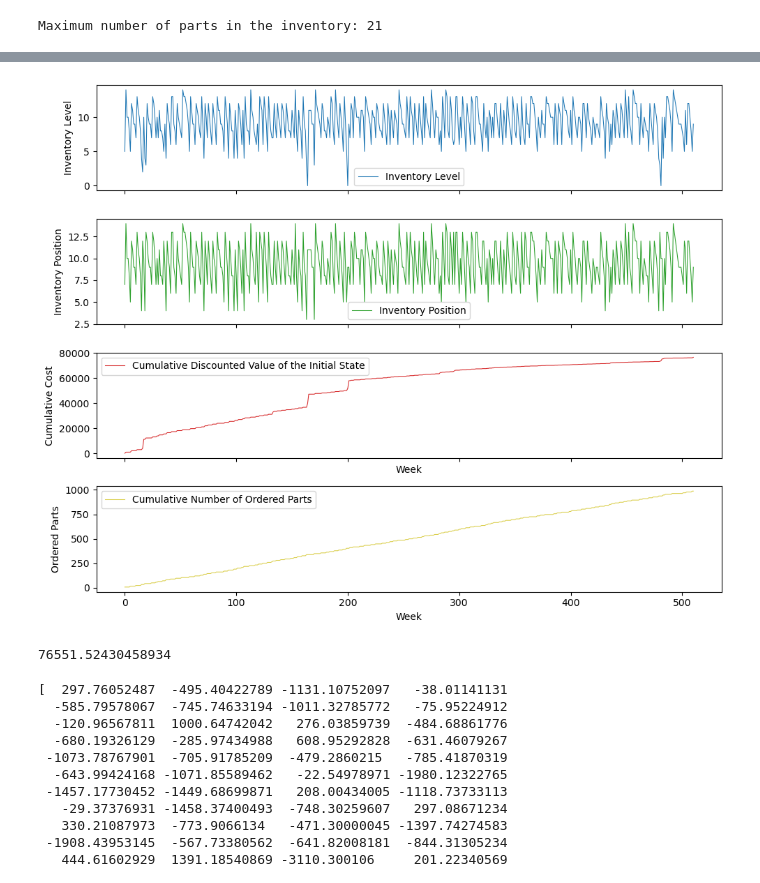
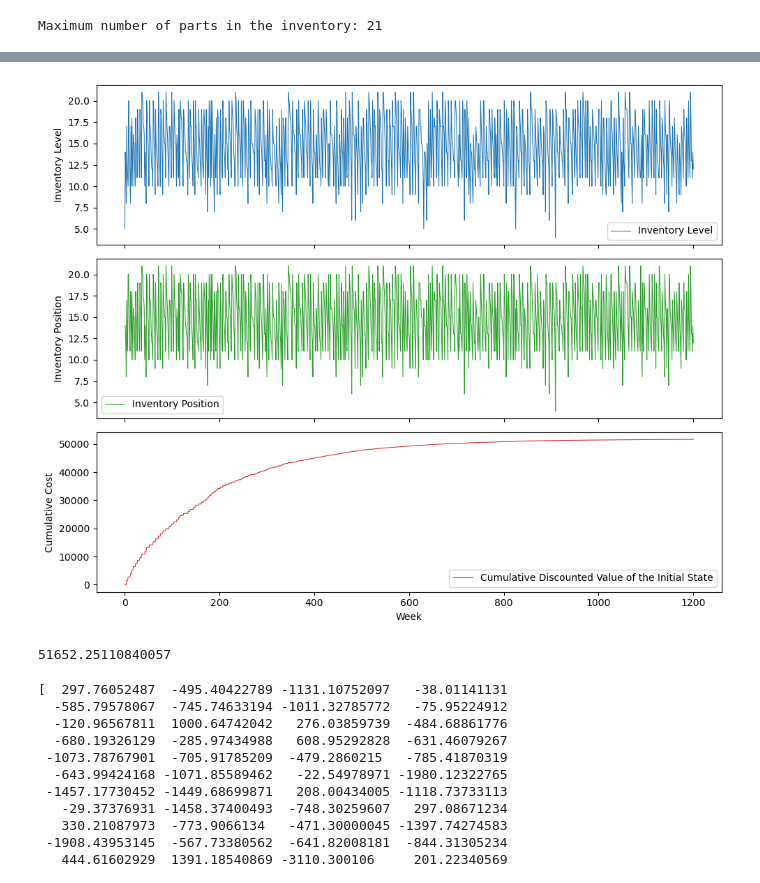
Before and after one commit to t-unger/Spare-Parts-Inventory, a Jupyter notebook: Simulation.ipynb, the cells around one changed output, grey strips where cells are left out. Cells and saved outputs as stored; diff of their text form; code cells hidden in the pictures.

Commit message:
minor changes in cost function

```diff
--- a/Simulation.ipynb
+++ b/Simulation.ipynb
@@ -43,7 +43,7 @@ state_tuples = list(map(tuple, state_space))
 Maximum number of parts in the inventory: 21
 # %%
 # simulation function
-def simulate_period(initial_state, policy_df, num_periods = 510):
+def simulate_period(initial_state, policy_df, num_periods = 1200):
     """
     Input: initial_state (tuple): Initial state of the inventory.
            policy_df (pd.DataFrame): A two-column dataframe representing the chosen policy.
@@ -103,8 +103,7 @@ def total_cost(simulated_data, plots = True, discount_factor=0.995):
 
     This function takes the simulated output in the form of a dataframe. If the plots parameter
     is set to True, the function presents the trend in the inventory level and position as
-    line plots as well as cumulative discounted cost of the initial state along with the
-    cumulative number of ordered parts.
+    line plots as well as cumulative discounted cost.
     """
 
     # calculate the discounted cumulative cost
@@ -121,10 +120,9 @@ def total_cost(simulated_data, plots = True, discount_factor=0.995):
         # prepare the data for plotting
         inventory_levels = [state[0] for state in simulated_data["States"]]
         inventory_positions = [state[0] + state[1] for state in simulated_data["States"]]
-        cum_orders = np.cumsum(simulated_data["Actions"])
 
         # plot the inventory levels, positions and the cumulative costs
-        fig, axs = plt.subplots(4, 1, figsize=(10, 8), sharex=True)
+        fig, axs = plt.subplots(3, 1, figsize=(10, 8), sharex=True)
 
         # subplot 1: inventory level
         axs[0].plot(np.arange(len(inventory_levels)), inventory_levels,
@@ -146,14 +144,6 @@ def total_cost(simulated_data, plots = True, discount_factor=0.995):
         axs[2].set_xlabel('Week')
         axs[2].legend()
 
-        # subplot 4: cumulative number of ordered parts
-        axs[3].plot(np.arange(len(cum_orders)), cum_orders,
-                    label='Cumulative Number of Ordered Parts', color=col4,
-                    linewidth=0.75)
-        axs[3].set_ylabel('Ordered Parts')
-        axs[3].set_xlabel('Week')
-        axs[3].legend()
-
         plt.tight_layout()
         plt.show()
 
@@ -178,12 +172,13 @@ Initial state: (5, 2)
 # %%
 from policy_df_genetor import *
 
-policy2 = generate_sS_policy(7, 14, maximum_parts)
+# simulate with the policy given as optimal for flat shortage cost
+policy2 = generate_sS_policy(11, 21, maximum_parts)
 data2 = simulate_period(sampled_state, policy2)
 print(total_cost(data2))
 # %% [output]
-[figure, old version]
+[figure, new version]
-76551.52430458934
+51652.25110840057
 # %%
 sample_size = 100
 sampled_values = np.zeros(len(state_tuples))
```
Also changed, not shown: parts of 1 cell of this notebook, 2 other files.
